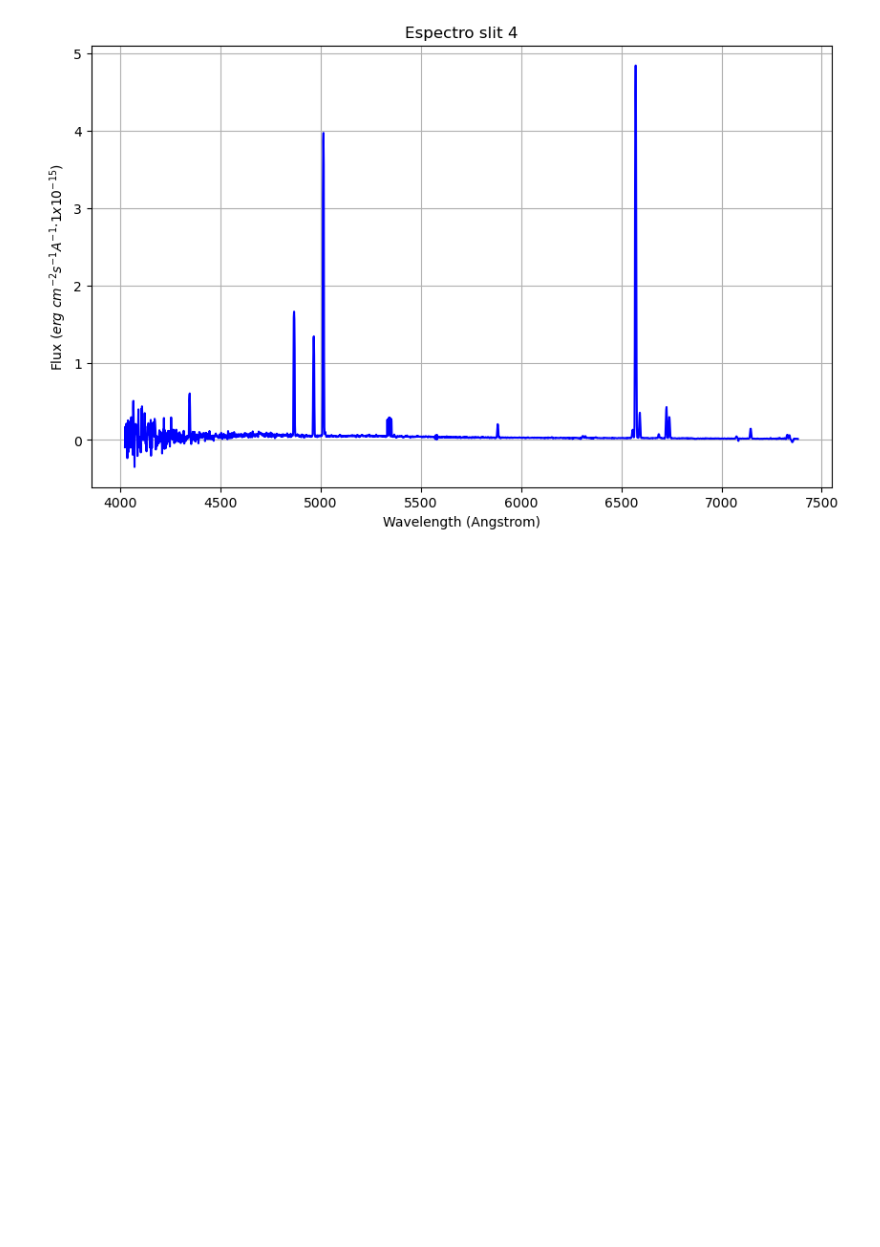
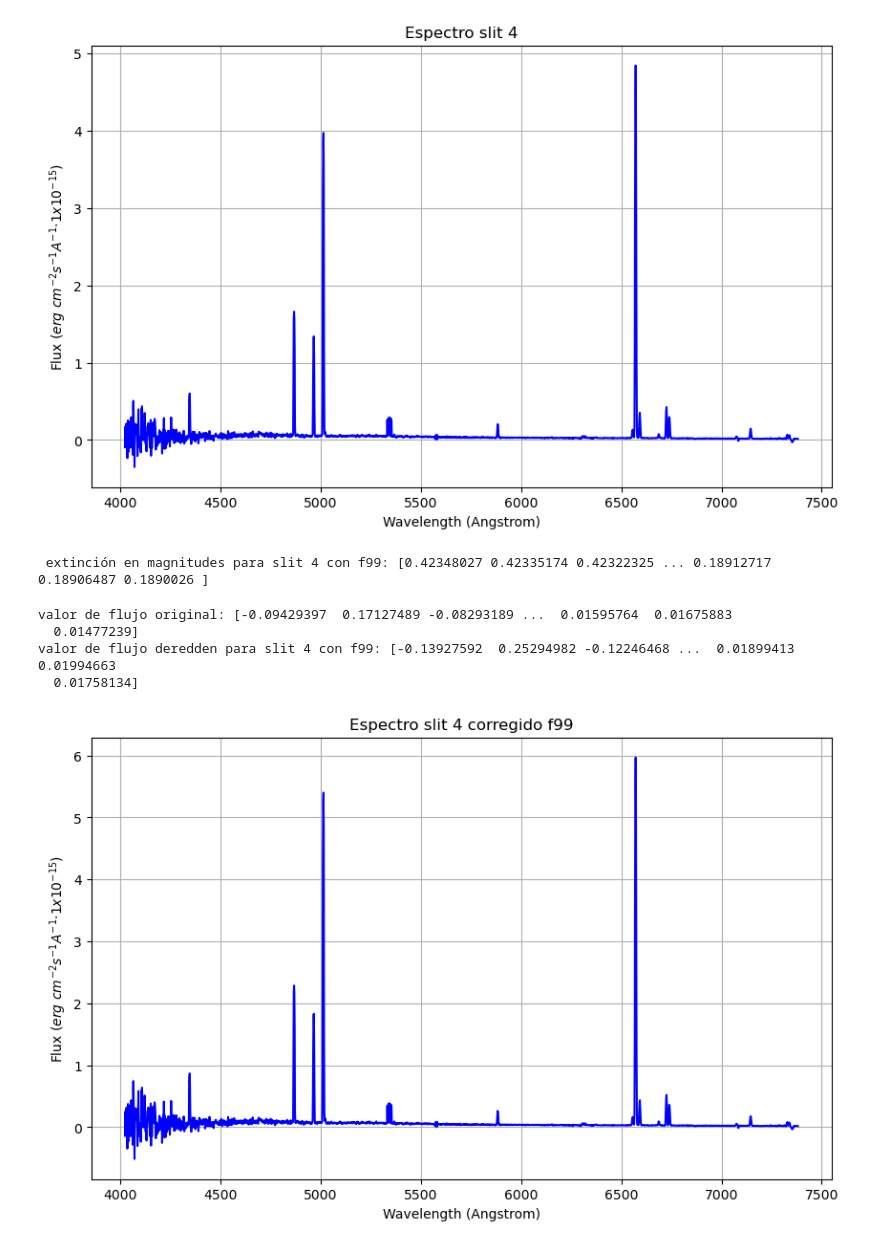
Before and after one commit to blnblnbln/TESIS, a Jupyter notebook: mask2/codes_mask2/ext_fits.ipynb, the cells around one changed output. Cells and saved outputs as stored; diff of their text form; code cells hidden in the pictures; blank space fills up the shorter version.

```diff
--- a/mask2/codes_mask2/ext_fits.ipynb
+++ b/mask2/codes_mask2/ext_fits.ipynb
@@ -56,16 +56,34 @@ plt.show()
 # %%
 import extinction
 
-#tengo mi array de longitudes de onda de todo el espectro: wave1
-# Cardelli, Clayton & Mathis (1989) with A_V = 1 and R_V = 3.1
+#tengo mi array de longitudes de onda de todo el espectro: wave4
 # mi A_v (de NED) es 0.299 (Landolt+2011)
-wave1_ccm89 = extinction.ccm89(wave1, 0.299, 3.1)
-print(f' extinción en magnitudes para slit 1 con ccm89: {wave1_ccm89}') #array of extinction in magnitudes at each input wavelength
-
 # Fitzpatrick (1999)
-wave1_f99 = extinction.fitzpatrick99(wave1, 0.299, 3.1)
-print(f' extinción en magnitudes para slit 1 con f99: {wave1_f99}')
-
-# The Fitzpatrick & Massa (2007) function has a fixed 𝑅𝑉 of 3.1:
-wave1_fm07 = extinction.fm07(wave1, 0.299)
-print(f' extinción en magnitudes para slit 1 con fm07: {wave1_fm07}')
+wave4_f99 = extinction.fitzpatrick99(wave4, 0.299, 3.1)
+print(f' extinción en magnitudes para slit 4 con f99: {wave4_f99}') #array of extinction in magnitudes at each input wavelength
+# %% [output]
+ extinción en magnitudes para slit 4 con f99: [0.42348027 0.42335174 0.42322325 ... 0.18912717 0.18906487 0.1890026 ]
+# %%
+from extinction import ccm89, fm07, fitzpatrick99, remove
+
+print(f'valor de flujo original: {flux4}')
+
+# "deredden" flux by A_V = 0.299 with fitzpatrick99
+flux4_f99 = remove(fitzpatrick99(wave4, 0.299, 3.1), flux4)
+print(f'valor de flujo deredden para slit 4 con f99: {flux4_f99}')
+# %% [output]
+valor de flujo original: [-0.09429397  0.17127489 -0.08293189 ...  0.01595764  0.01675883
+  0.01477239]
+valor de flujo deredden para slit 4 con f99: [-0.13927592  0.25294982 -0.12246468 ...  0.01899413  0.01994663
+  0.01758134]
+# %%
+%matplotlib inline
+plt.figure(figsize=(10, 6))
+plt.plot(wave4, flux4_f99, linestyle='-', color='b')
+plt.xlabel('Wavelength (Angstrom)')
+plt.ylabel('Flux $(erg\ cm^{-2} s^{-1} A^{-1} · 1x 10^{-15})$')
+plt.title('Espectro slit 4 corregido f99')
+plt.grid(True)
+plt.show()
+# %% [output]
+[figure, added]
```
Also changed, not shown: parts of 8 cells of this notebook.
